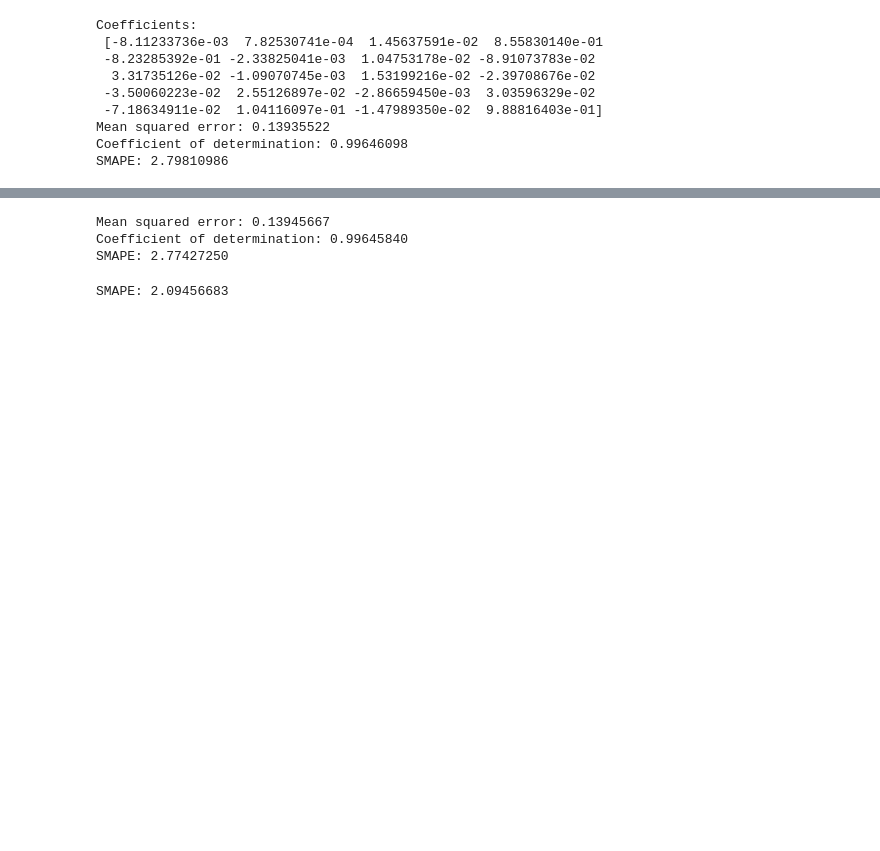
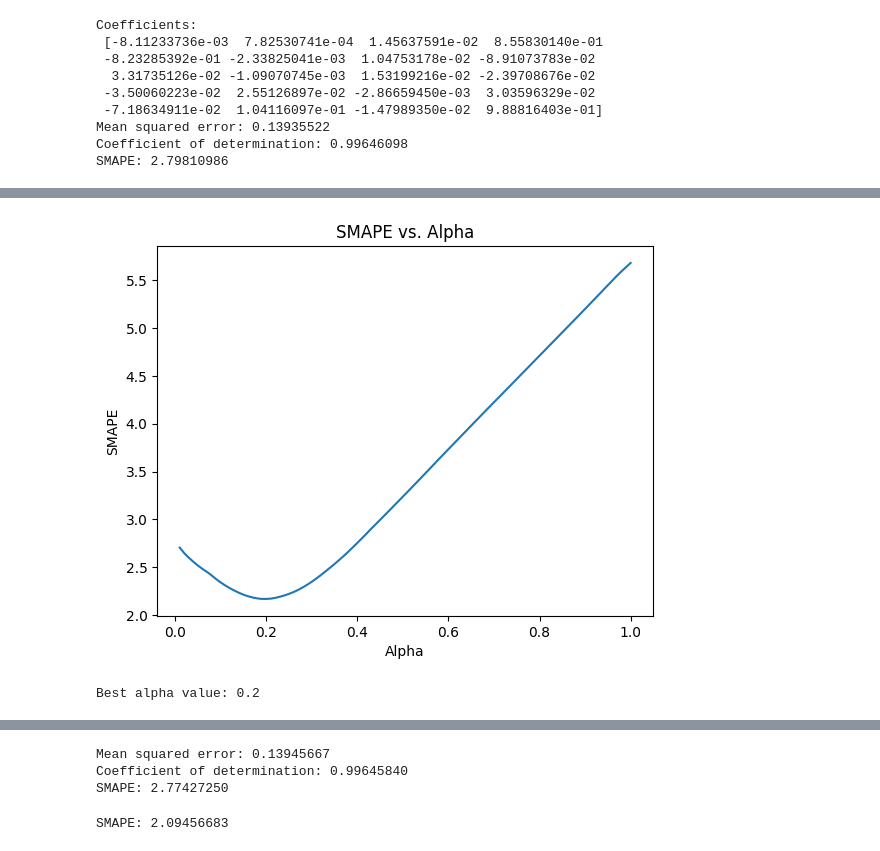
Before and after one commit to nic-hooper/microbusiness_density, a Jupyter notebook: checkpoint3.ipynb, the cells around one changed output, grey strips where cells are left out. Saved outputs shown, nothing was run; the diff lists cells and outputs as text; code cells hidden in the pictures; blank space fills up the shorter version.

```diff
--- a/checkpoint3.ipynb
+++ b/checkpoint3.ipynb
@@ -85,0 +111,22 @@ SMAPE: 2.79806053
+# %%
+gs_lasso = GridSearchCV(Lasso(),
+                        param_grid,
+                        scoring = gs_smape,
+                        cv = 5)
+gs_lasso.fit(X_train,y_train)
+
+# Extract alpha values and corresponding SMAPE scores
+alphas = gs_lasso.cv_results_['param_alpha'].data.astype(float)
+smape_scores = -gs_lasso.cv_results_['mean_test_score']
+
+# Plot the SMAPE scores vs. alpha values
+plt.plot(alphas, smape_scores)
+plt.xlabel('Alpha')
+plt.ylabel('SMAPE')
+plt.title('SMAPE vs. Alpha')
+plt.show()
+
+print("Best alpha value:", gs_lasso.best_params_['alpha'])
+# %% [output]
+[figure, added]
+Best alpha value: 0.2
```
Also changed, not shown: parts of 10 cells of this notebook.
